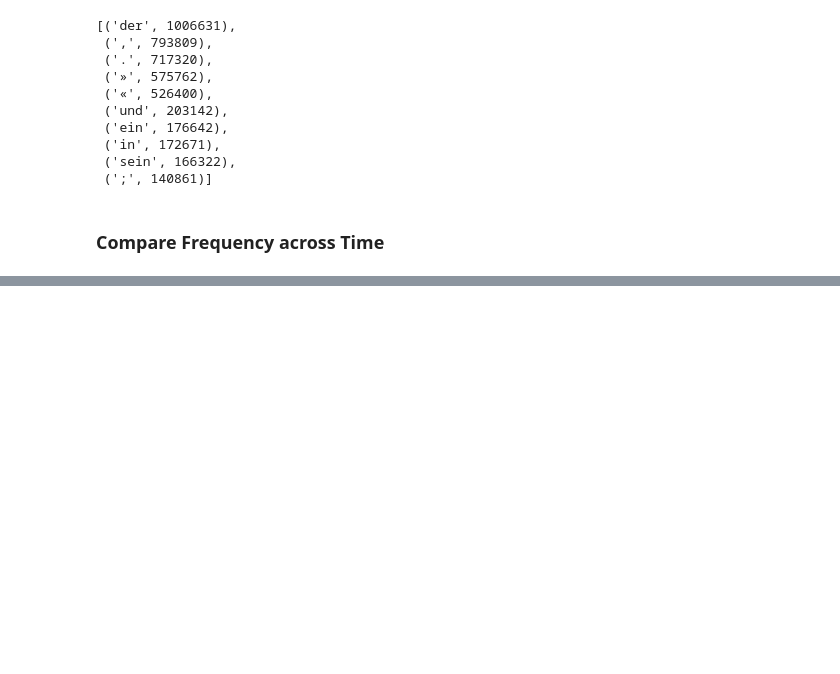
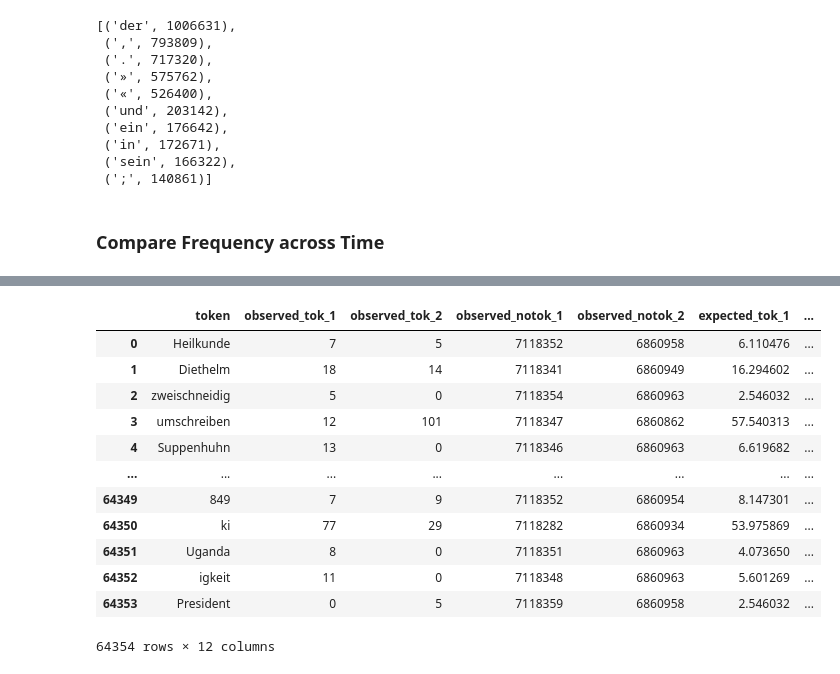
Before and after one commit to zentralbibliothek-zuerich/zblab-summerschool-2026, a Jupyter notebook: notebooks/03_frequency_and_keyness.ipynb, the cells around one changed output, grey strips where cells are left out. Saved outputs shown, nothing was run; the diff lists cells and outputs as text; code cells hidden in the pictures; blank space fills up the shorter version.

Commit message:
Add Keyness (colab)

```diff
--- a/notebooks/03_frequency_and_keyness.ipynb
+++ b/notebooks/03_frequency_and_keyness.ipynb
@@ -236,0 +348,23 @@ fa_diachron.plot_interval_totals()
+# %%
+df_pre1920 = raw_df[raw_df["year"] < 1920]
+df_post1920 = raw_df[raw_df["year"] >= 1920]
+
+kf = KeynessComparer(df_pre1920, df_post1920)
+# %%
+kf.__class__ = KeynessComparer
+# %%
+kf.build_keyness_df()
+# %% [output]
+|  | token | observed_tok_1 | observed_tok_2 | observed_notok_1 | observed_notok_2 | expected_tok_1 | ... |
+| 0 | Heilkunde | 7 | 5 | 7118352 | 6860958 | 6.110476 | ... |
+| 1 | Diethelm | 18 | 14 | 7118341 | 6860949 | 16.294602 | ... |
+| 2 | zweischneidig | 5 | 0 | 7118354 | 6860963 | 2.546032 | ... |
+| 3 | umschreiben | 12 | 101 | 7118347 | 6860862 | 57.540313 | ... |
+| 4 | Suppenhuhn | 13 | 0 | 7118346 | 6860963 | 6.619682 | ... |
+| ... | ... | ... | ... | ... | ... | ... | ... |
+| 64349 | 849 | 7 | 9 | 7118352 | 6860954 | 8.147301 | ... |
+| 64350 | ki | 77 | 29 | 7118282 | 6860934 | 53.975869 | ... |
+| 64351 | Uganda | 8 | 0 | 7118351 | 6860963 | 4.073650 | ... |
+| 64352 | igkeit | 11 | 0 | 7118348 | 6860963 | 5.601269 | ... |
+| 64353 | President | 0 | 5 | 7118359 | 6860958 | 2.546032 | ... |
+64354 rows × 12 columns
```
Also changed, not shown: parts of 9 cells of this notebook.
